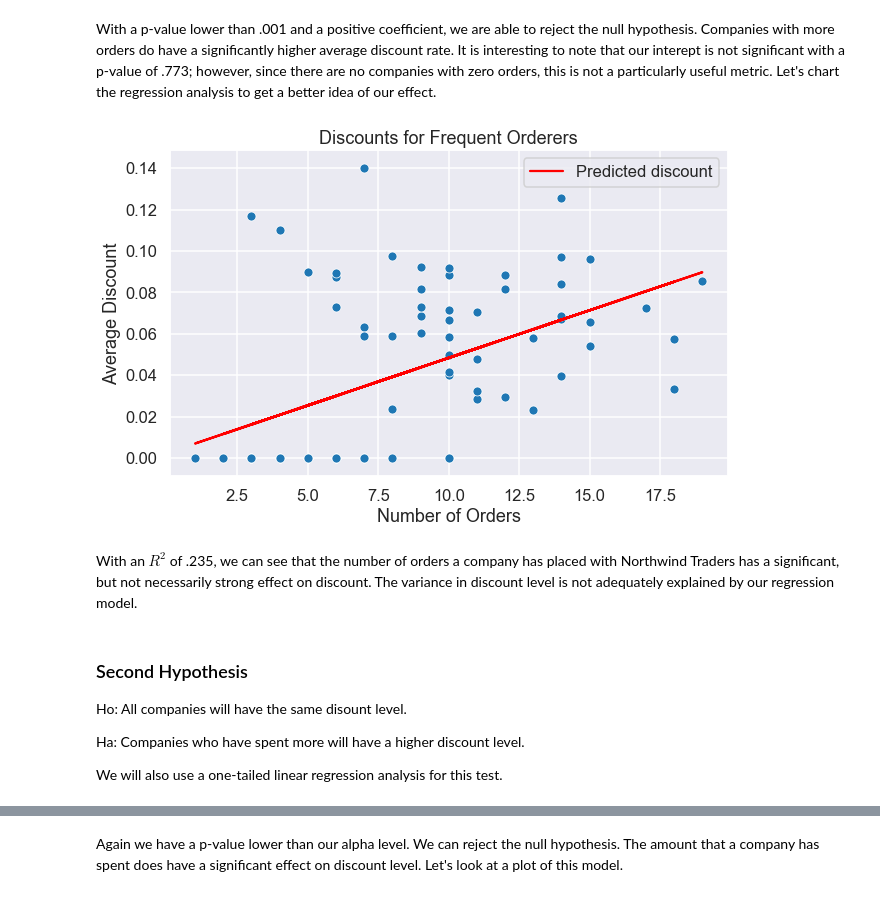
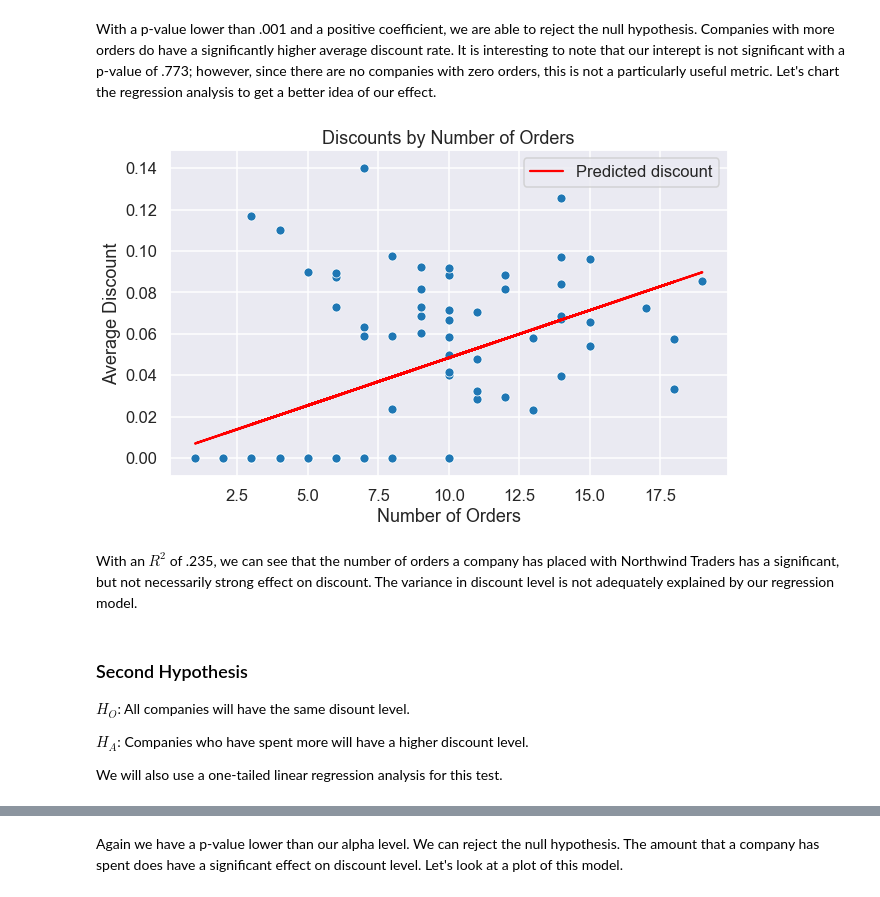
Before and after one commit to CGrannan/hypothesis-testing-with-the-Northwind-Database, a Jupyter notebook: Notebook.ipynb, the cells around one changed output, grey strips where cells are left out. Drawn from its saved outputs; the diff is of its cells as text; code cells hidden in the pictures.

```diff
--- a/Notebook.ipynb
+++ b/Notebook.ipynb
@@ -402,24 +448,24 @@ With a p-value lower than .001 and a positive coefficient, we are able to reject
 # %%
 X = q2.Num_Orders
 y = q2.Average_Discount
 fig = plt.figure(figsize=(10,6))
 sns.scatterplot(X, y)
 plt.plot(X, model.predict(X), color='red', label = "Predicted discount")
 plt.xlabel("Number of Orders")
 plt.ylabel("Average Discount")
-plt.title("Discounts for Frequent Orderers")
+plt.title("Discounts by Number of Orders")
 plt.legend()
 plt.show()
 # %% [output]
-[figure, old version]
+[figure, new version]
 # %% [markdown]
 With an $R^2$ of .235, we can see that the number of orders a company has placed with Northwind Traders has a significant, but not necessarily strong effect on discount. The variance in discount level is not adequately explained by our regression model.
 # %% [markdown]
 ### Second Hypothesis
 
-Ho: All companies will have the same disount level.
+$H_O$: All companies will have the same disount level.
 
-Ha: Companies who have spent more will have a higher discount level.
+$H_A$: Companies who have spent more will have a higher discount level.
 
 We will also use a one-tailed linear regression analysis for this test.
 # %%
```
Also changed, not shown: parts of 20 cells of this notebook, 3 other files.
